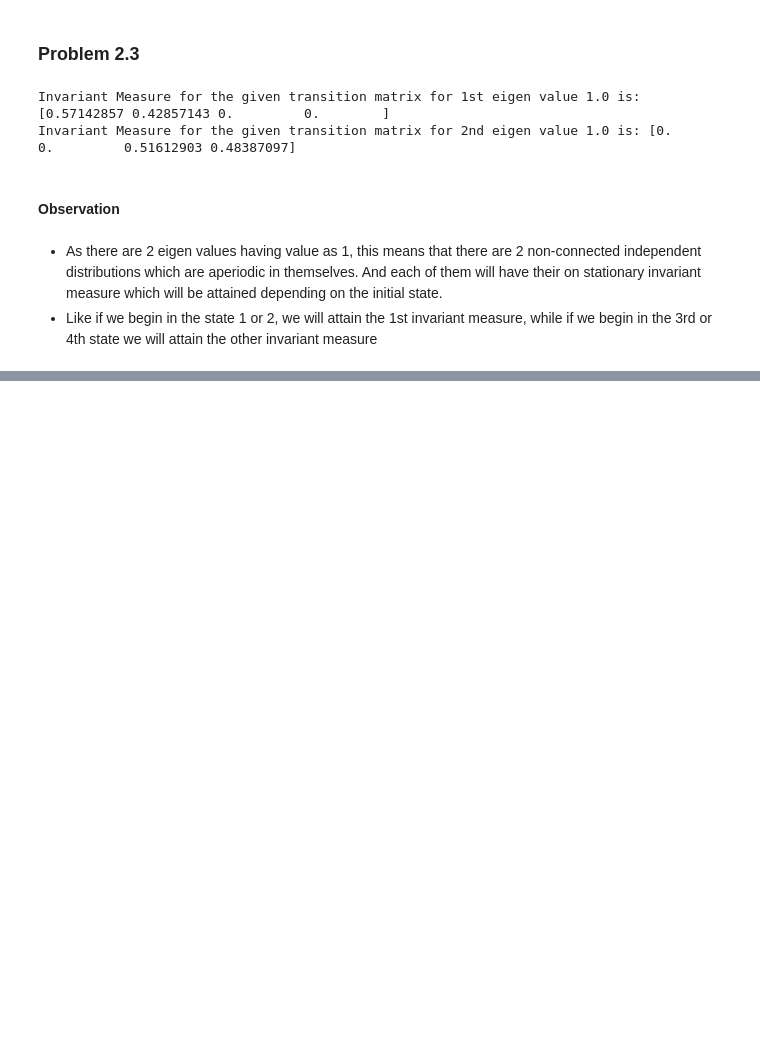
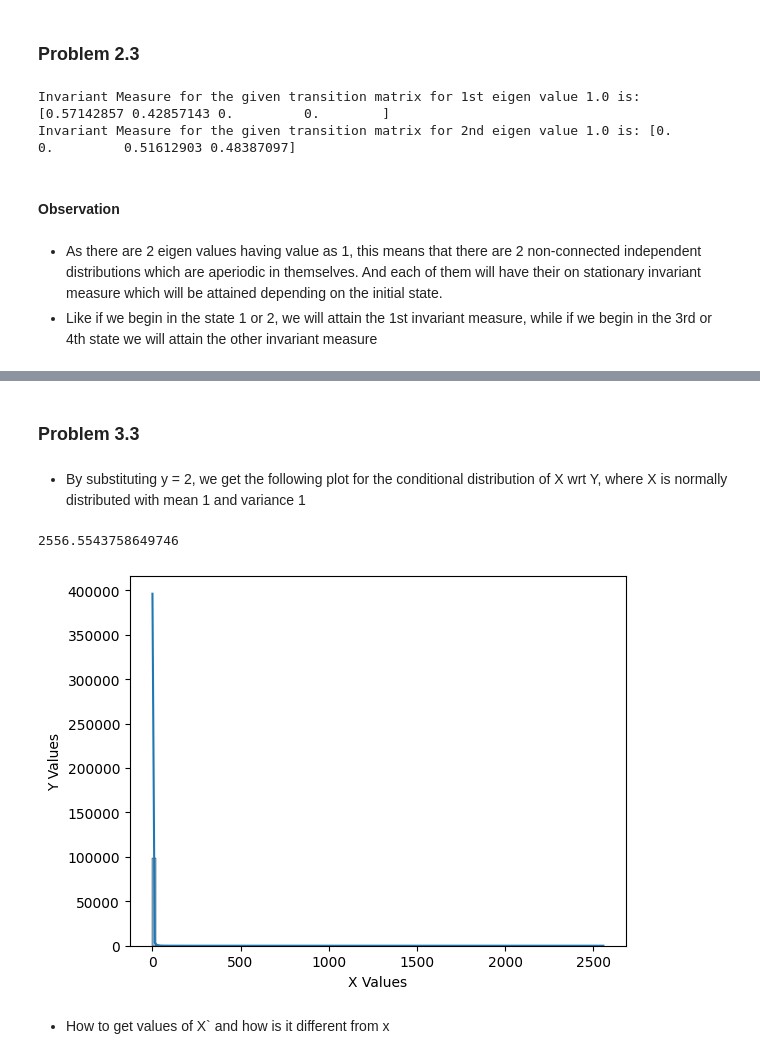
Before and after one commit to Yuvraj-Dhepe/uni_bayesian, a Jupyter notebook: Ex_9/Ex_9_Yuvraj.ipynb, the cells around one changed output, grey strips where cells are left out. Saved outputs shown, nothing was run; the diff lists cells and outputs as text; code cells hidden in the pictures; blank space fills up the shorter version.

```diff
--- a/Ex_9/Ex_9_Yuvraj.ipynb
+++ b/Ex_9/Ex_9_Yuvraj.ipynb
@@ -60,0 +85,21 @@ Invariant Measure for the given transition matrix for 2nd eigen value 1.0 is: [0
+# %% [markdown]
+### Problem 3.3
+# %% [markdown]
+- By substituting y = 2, we get the following plot for the conditional distribution of X wrt Y, where X is normally distributed with mean 1 and variance 1
+# %%
+x = 1 + 1 * np.random.randn(int(1e5))
+# %%
+y = (np.exp((-1 * (2 - x ** 2) ** 2)/2) + np.exp((-1 * (x - 1) ** 2)/2))/((np.exp((-1 * x**2 )))/2 + np.exp(-1 * (x-1) ** 2))
+# %%
+np.max(y)
+# %% [output]
+2556.5543758649746
+# %%
+sns.histplot(data = y, bins = 120, kde = True)
+plt.ylabel("Y Values")
+plt.xlabel("X Values")
+plt.show()
+# %% [output]
+[figure, added]
+# %% [markdown]
+- How to get values of X` and how is it different from x
```
Also changed, not shown: parts of 9 cells of this notebook.
